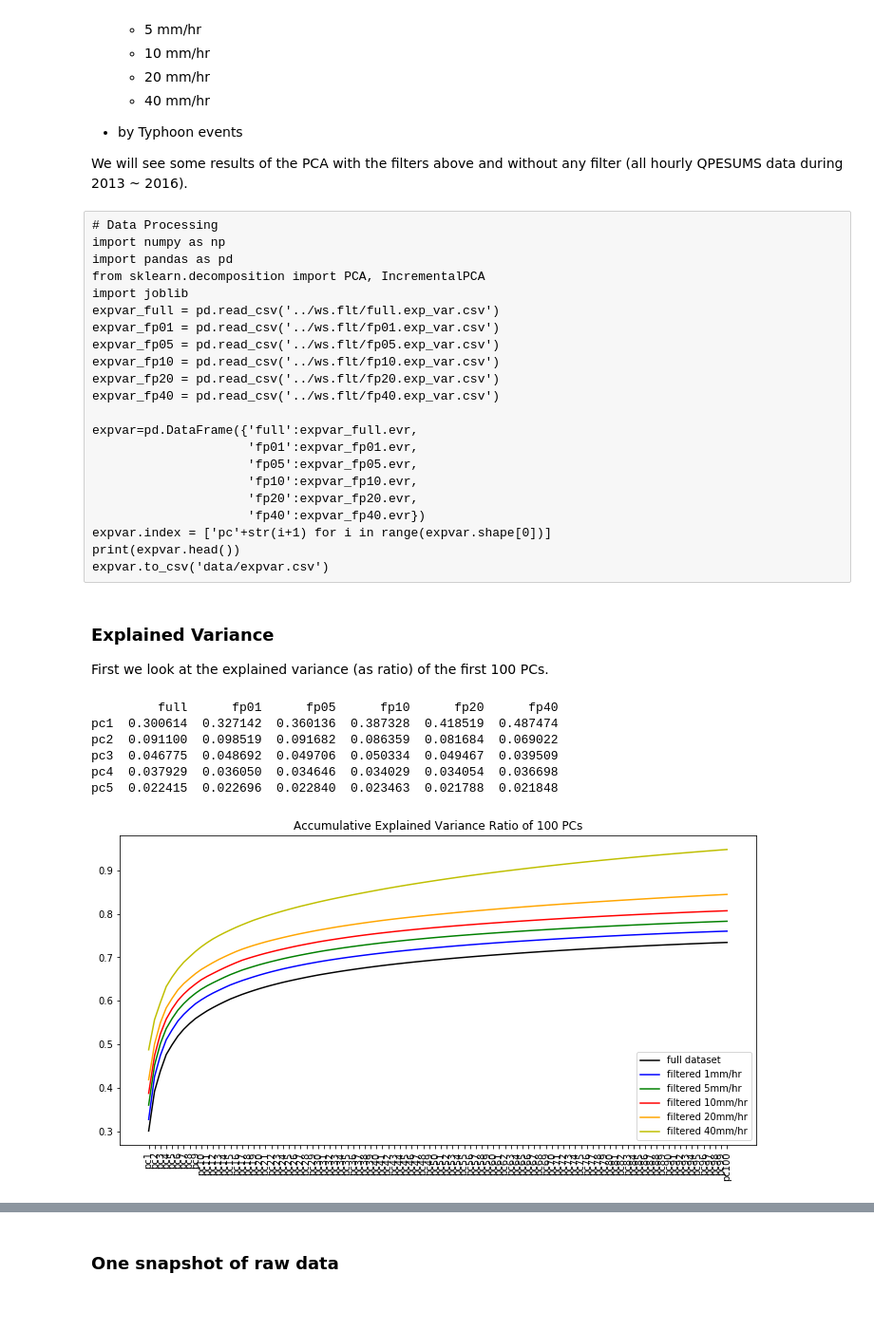
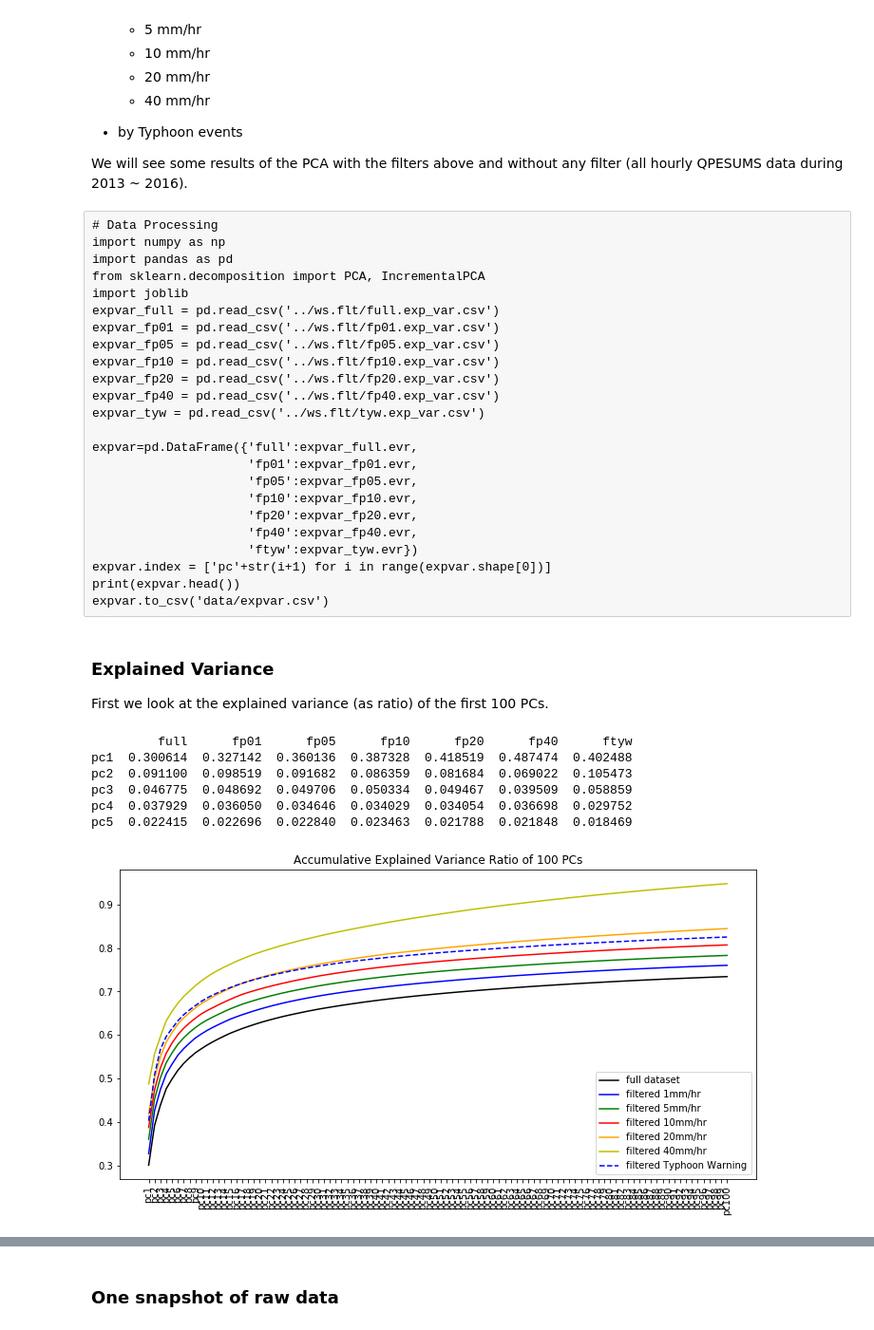
Before and after one commit to tingsyo/qpetw, a Jupyter notebook: examples/tutorial_PCA.ipynb, the cells around one changed output, grey strips where cells are left out. Shown at 95% size. Drawn from its saved outputs; the diff is of its cells as text; code cells hidden in the pictures.

```diff
--- a/examples/tutorial_PCA.ipynb
+++ b/examples/tutorial_PCA.ipynb
@@ -166,13 +166,15 @@ expvar_fp05 = pd.read_csv('../ws.flt/fp05.exp_var.csv')
 expvar_fp10 = pd.read_csv('../ws.flt/fp10.exp_var.csv')
 expvar_fp20 = pd.read_csv('../ws.flt/fp20.exp_var.csv')
 expvar_fp40 = pd.read_csv('../ws.flt/fp40.exp_var.csv')
+expvar_tyw = pd.read_csv('../ws.flt/tyw.exp_var.csv')
 
 expvar=pd.DataFrame({'full':expvar_full.evr,
                      'fp01':expvar_fp01.evr,
                      'fp05':expvar_fp05.evr,
                      'fp10':expvar_fp10.evr,
                      'fp20':expvar_fp20.evr,
-                     'fp40':expvar_fp40.evr})
+                     'fp40':expvar_fp40.evr,
+                     'ftyw':expvar_tyw.evr})
 expvar.index = ['pc'+str(i+1) for i in range(expvar.shape[0])]
 print(expvar.head())
 expvar.to_csv('data/expvar.csv')
@@ -182,31 +184,34 @@ expvar.to_csv('data/expvar.csv')
 First we look at the explained variance (as ratio) of the first 100 PCs.
 # %%
 # Read processed data and show the explained variance ratio
+%matplotlib inline
 import numpy as np
 import pandas as pd
+import matplotlib.pyplot as plt
 
 expvar = pd.read_csv('data/expvar.csv', index_col=0)
 print(expvar.head())
 
 # Making plot
 plt.figure(figsize=(12,6))
 plt.plot(np.cumsum(expvar.full), 'k', label='full dataset')
 plt.plot(np.cumsum(expvar.fp01), 'b', label='filtered 1mm/hr')
 plt.plot(np.cumsum(expvar.fp05), 'g', label='filtered 5mm/hr')
 plt.plot(np.cumsum(expvar.fp10), 'r', label='filtered 10mm/hr')
 plt.plot(np.cumsum(expvar.fp20), 'orange', label='filtered 20mm/hr')
 plt.plot(np.cumsum(expvar.fp40), 'y', label='filtered 40mm/hr')
+plt.plot(np.cumsum(expvar.ftyw), 'b--', label='filtered Typhoon Warning')
 plt.xticks(rotation=90)
 plt.title('Accumulative Explained Variance Ratio of 100 PCs')
 plt.legend()
 plt.show()
 # %% [output]
-         full      fp01      fp05      fp10      fp20      fp40
-pc1  0.300614  0.327142  0.360136  0.387328  0.418519  0.487474
-pc2  0.091100  0.098519  0.091682  0.086359  0.081684  0.069022
-pc3  0.046775  0.048692  0.049706  0.050334  0.049467  0.039509
-pc4  0.037929  0.036050  0.034646  0.034029  0.034054  0.036698
-pc5  0.022415  0.022696  0.022840  0.023463  0.021788  0.021848
+         full      fp01      fp05      fp10      fp20      fp40      ftyw
+pc1  0.300614  0.327142  0.360136  0.387328  0.418519  0.487474  0.402488
+pc2  0.091100  0.098519  0.091682  0.086359  0.081684  0.069022  0.105473
+pc3  0.046775  0.048692  0.049706  0.050334  0.049467  0.039509  0.058859
+pc4  0.037929  0.036050  0.034646  0.034029  0.034054  0.036698  0.029752
+pc5  0.022415  0.022696  0.022840  0.023463  0.021788  0.021848  0.018469
-[figure, old version]
+[figure, new version]
 # %% [markdown]
 As shown in the figure above, when we applied filters to reduce the sample size, the explained variance ratio of the first few PCs increased. This should be reasonable since after filtering the data will be more homogeneous and then the variation will be reduced. Hence, fewer PCs can represent more variation in the dataset.
```
Also changed, not shown: parts of 16 cells of this notebook, 2 other files.
